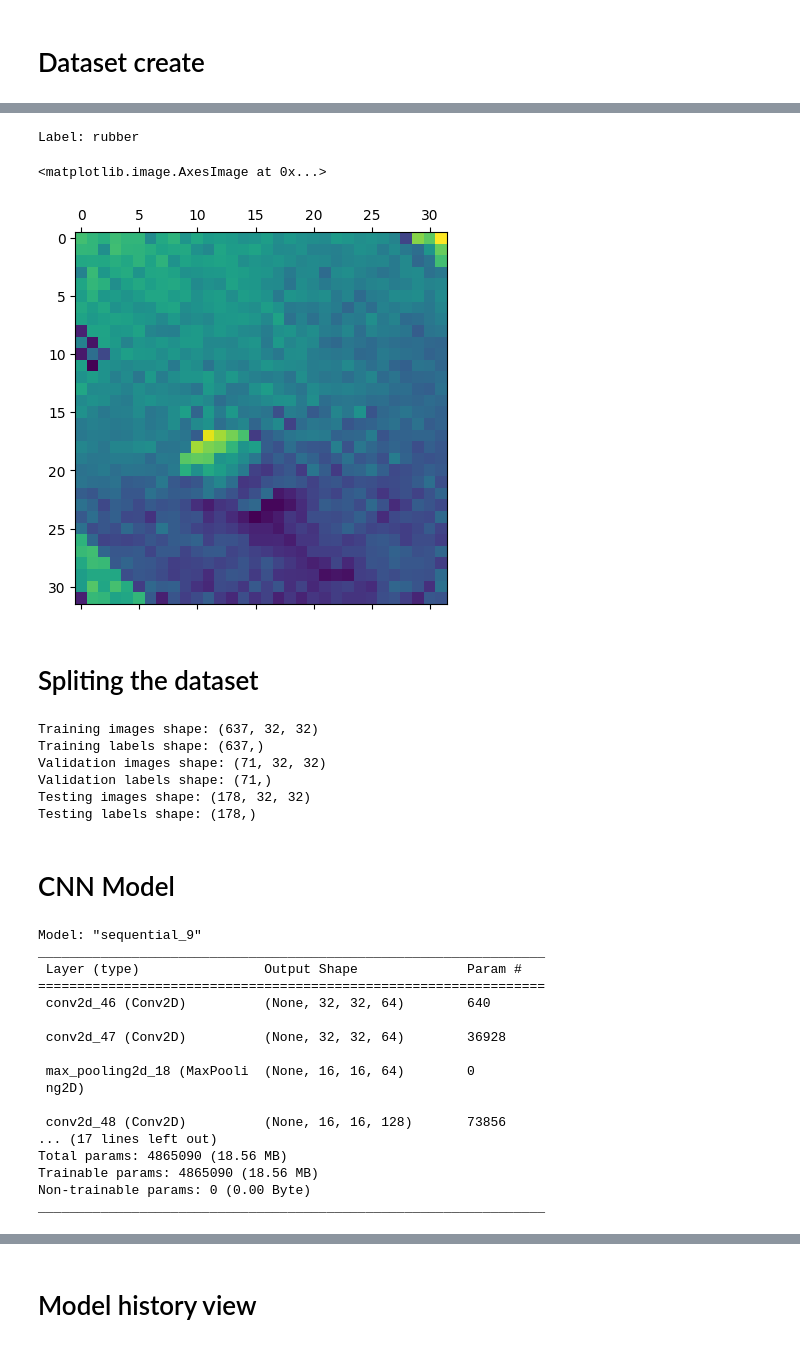
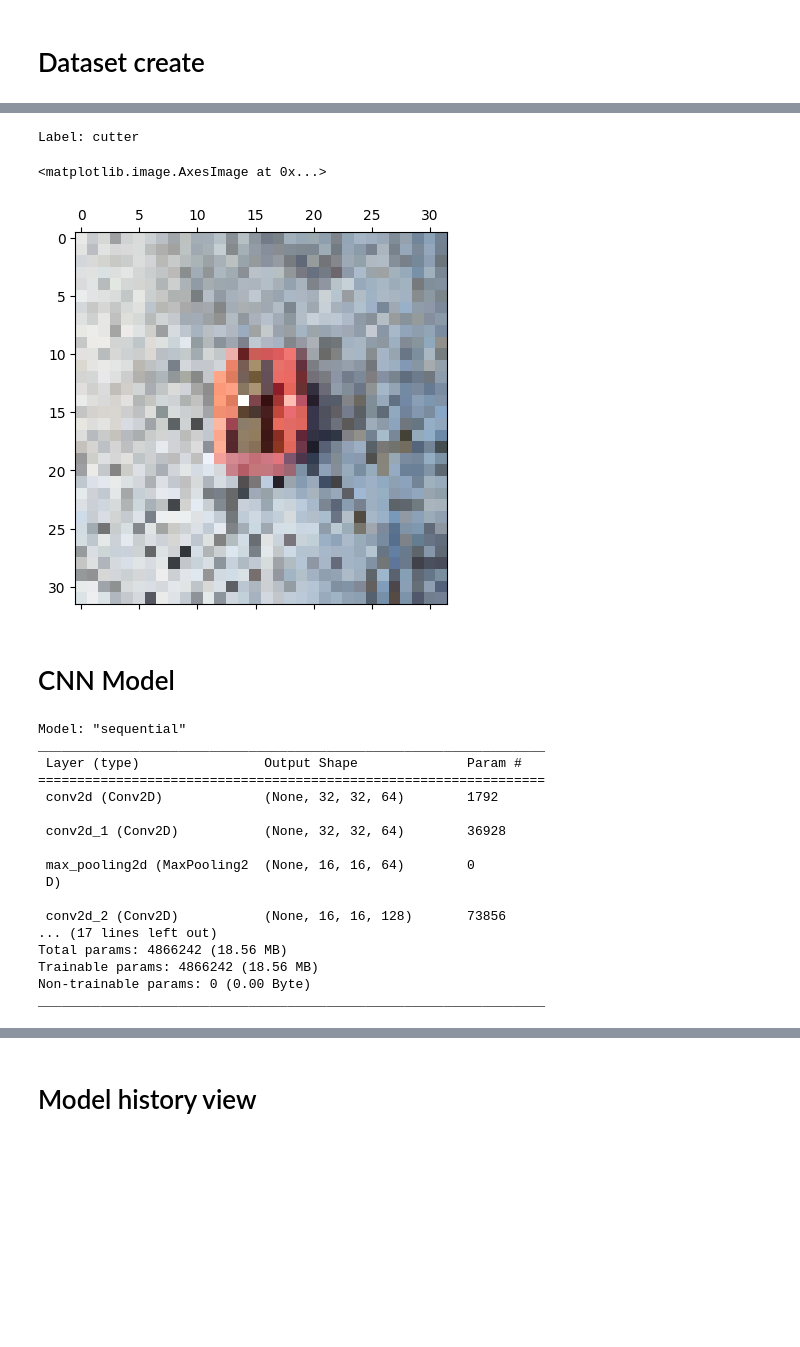
Before and after one commit to MeSagor/Artificial-Intelligence-Lab, a Jupyter notebook: Classification/a.ipynb, the cells around one changed output, grey strips where cells are left out. Saved outputs shown, nothing was run; the diff lists cells and outputs as text; code cells hidden in the pictures; blank space fills up the shorter version.

Commit message:
rubber_cutter_CNN

```diff
--- a/Classification/a.ipynb
+++ b/Classification/a.ipynb
@@ -79,4 +126,6 @@ Labels shape: (886,)
 # %%
+
+labels = np.concatenate((train_labels, test_labels, val_labels))
 
 values, counts = np.unique(labels, return_counts=True)
 
@@ -89,5 +138,8 @@ for i, count in enumerate(counts):
     plt.text(values[i], count, str(count), ha='center', va='bottom')
 
 plt.xticks(values, ['cutter', 'rubber'])
+
+# plt.savefig('total_samples.png')
+
 plt.show()
 # %% [output]
@@ -95,6 +146,0 @@ plt.show()
-# %%
-# Shuffle the data
-indices = np.arange(len(images))
-np.random.shuffle(indices)
-images = images[indices]
-labels = labels[indices]
@@ -101,32 +202,11 @@ labels = labels[indices]
 # %%
 idx = 20
 print("Label:", 'cutter' if labels[idx]==0 else 'rubber')
-plt.matshow(images[idx])
+plt.matshow(train_images[idx])
 # %% [output]
-Label: rubber
+Label: cutter
 <matplotlib.image.AxesImage at 0x...>
-[figure, old version]
+[figure, new version]
-# %% [markdown]
-# Spliting the dataset
-# %%
-from sklearn.model_selection import train_test_split
-
-train_images, test_images, train_labels, test_labels = train_test_split(images, labels, test_size=0.2, random_state=42)
-train_images, val_images, train_labels, val_labels = train_test_split(train_images, train_labels, test_size=0.1, random_state=42)
-
-print("Training images shape:", train_images.shape)
-print("Training labels shape:", train_labels.shape)
-print("Validation images shape:", val_images.shape)
-print("Validation labels shape:", val_labels.shape)
-print("Testing images shape:", test_images.shape)
-print("Testing labels shape:", test_labels.shape)
-# %% [output]
-Training images shape: (637, 32, 32)
-Training labels shape: (637,)
-Validation images shape: (71, 32, 32)
-Validation labels shape: (71,)
-Testing images shape: (178, 32, 32)
-Testing labels shape: (178,)
 # %% [markdown]
 # CNN Model
 # %%
@@ -144,25 +224,25 @@ model = Sequential([
     Dense(2, activation='softmax')
 ])
 
-model.build(input_shape=(None, 32, 32, 1))
+model.build(input_shape=(None, 32, 32, 3))
 
 model.summary()
 # %% [output]
-Model: "sequential_9"
+Model: "sequential"
 _________________________________________________________________
  Layer (type)                Output Shape              Param #
 =================================================================
- conv2d_46 (Conv2D)          (None, 32, 32, 64)        640
+ conv2d (Conv2D)             (None, 32, 32, 64)        1792
 
- conv2d_47 (Conv2D)          (None, 32, 32, 64)        36928
+ conv2d_1 (Conv2D)           (None, 32, 32, 64)        36928
 
- max_pooling2d_18 (MaxPooli  (None, 16, 16, 64)        0
- ng2D)
+ max_pooling2d (MaxPooling2  (None, 16, 16, 64)        0
+ D)
 
- conv2d_48 (Conv2D)          (None, 16, 16, 128)       73856
+ conv2d_2 (Conv2D)           (None, 16, 16, 128)       73856
 ... (17 lines left out)
-Total params: 4865090 (18.56 MB)
-Trainable params: 4865090 (18.56 MB)
+Total params: 4866242 (18.56 MB)
+Trainable params: 4866242 (18.56 MB)
 Non-trainable params: 0 (0.00 Byte)
 _________________________________________________________________
 # %%
```
Also changed, not shown: parts of 11 cells of this notebook.
